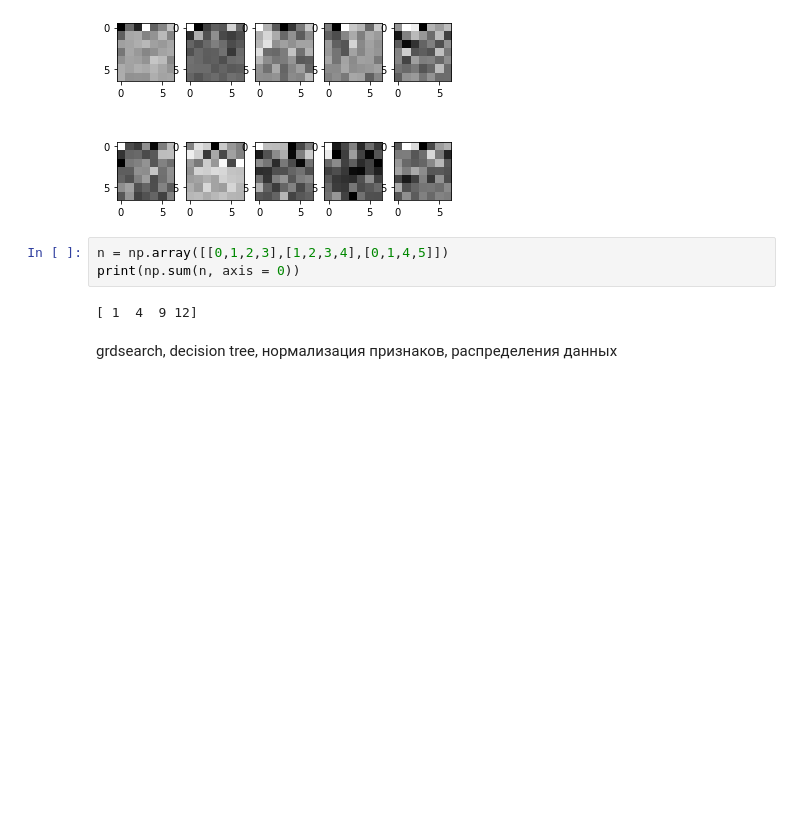
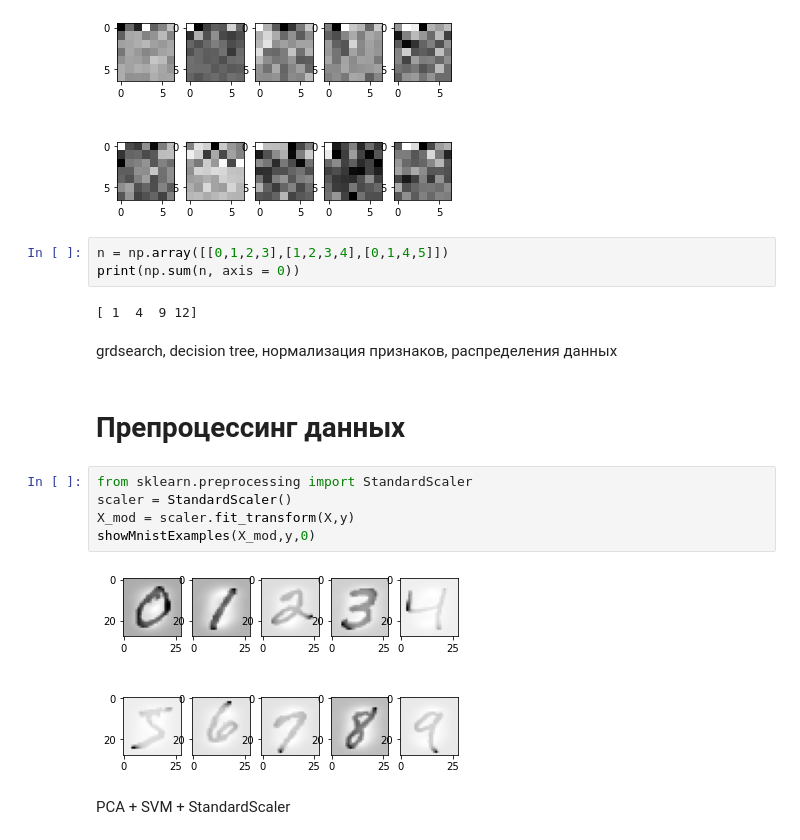
Before and after one commit to naviak/MLTasks, a Jupyter notebook: Task2/mnist.ipynb, the cells around one changed output. Saved outputs shown, nothing was run; the diff lists cells and outputs as text; blank space fills up the shorter version.

Commit message:
preprocessing

```diff
--- a/Task2/mnist.ipynb
+++ b/Task2/mnist.ipynb
@@ -125,3 +132,14 @@ print(np.sum(n, axis = 0))
 [ 1  4  9 12]
 # %% [markdown]
 grdsearch, decision tree, нормализация признаков, распределения данных
+# %% [markdown]
+# Препроцессинг данных
+# %%
+from sklearn.preprocessing import StandardScaler
+scaler = StandardScaler()
+X_mod = scaler.fit_transform(X,y)
+showMnistExamples(X_mod,y,0)
+# %% [output]
+[figure, added]
+# %% [markdown]
+PCA + SVM + StandardScaler
```
Also changed, not shown: parts of 8 cells of this notebook, 1 other file.
